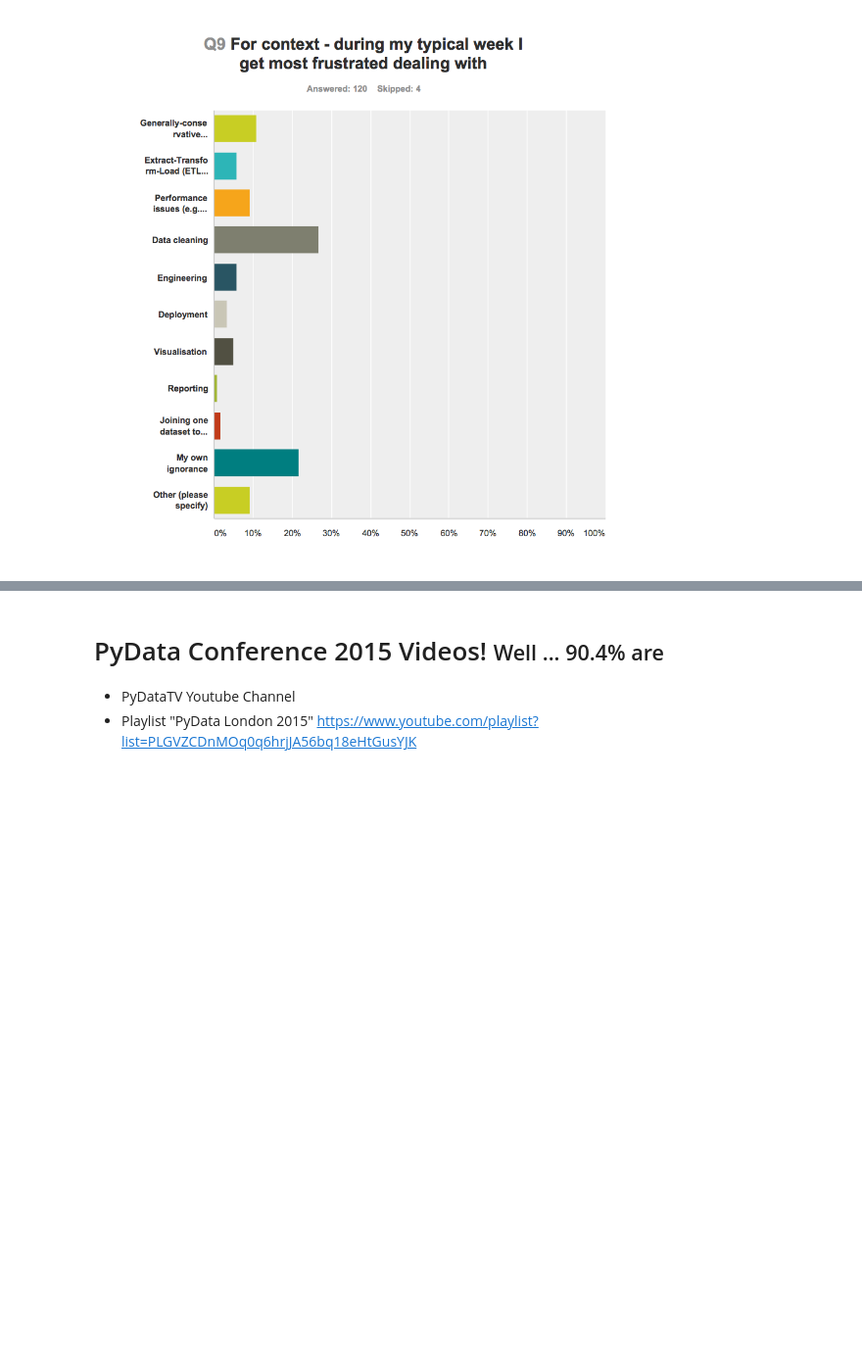
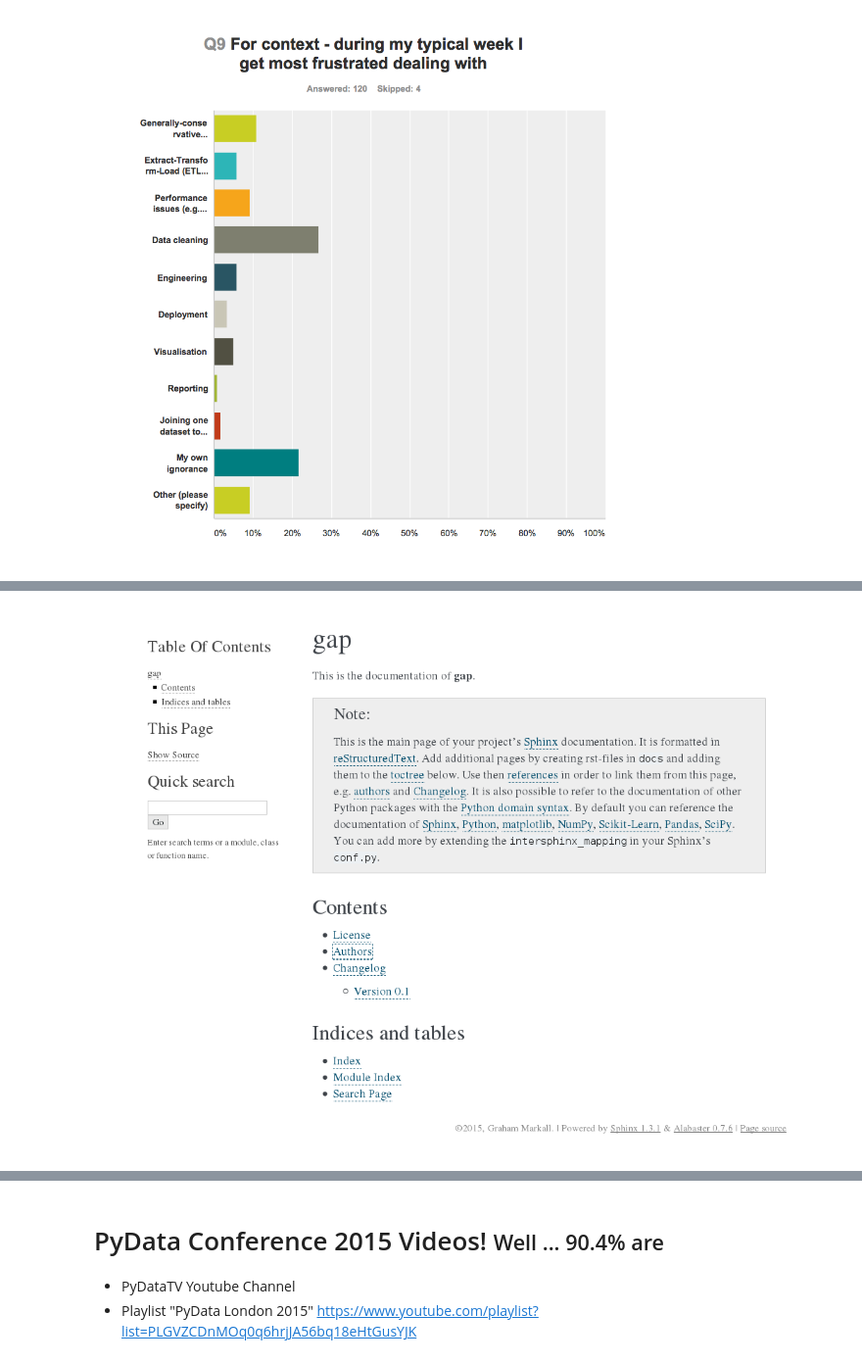
Before and after one commit to PyDataLondon/News, a Jupyter notebook: 2015-11-03_PyData-News_November_2015/PyData London News - November 2015.ipynb, the cells around one changed output, grey strips where cells are left out. Shown at 98% size. Cells and saved outputs as stored; diff of their text form; code cells hidden in the pictures; blank space fills up the shorter version.

```diff
--- a/2015-11-03_PyData-News_November_2015/PyData London News - November 2015.ipynb
+++ b/2015-11-03_PyData-News_November_2015/PyData London News - November 2015.ipynb
@@ -130,0 +90,4 @@ nosetests -v test/test_example.py
+# %%
+Image(filename='images/gapdocs.png')
+# %% [output]
+[figure, added]
```
Also changed, not shown: parts of 33 cells of this notebook, 3 other files.
